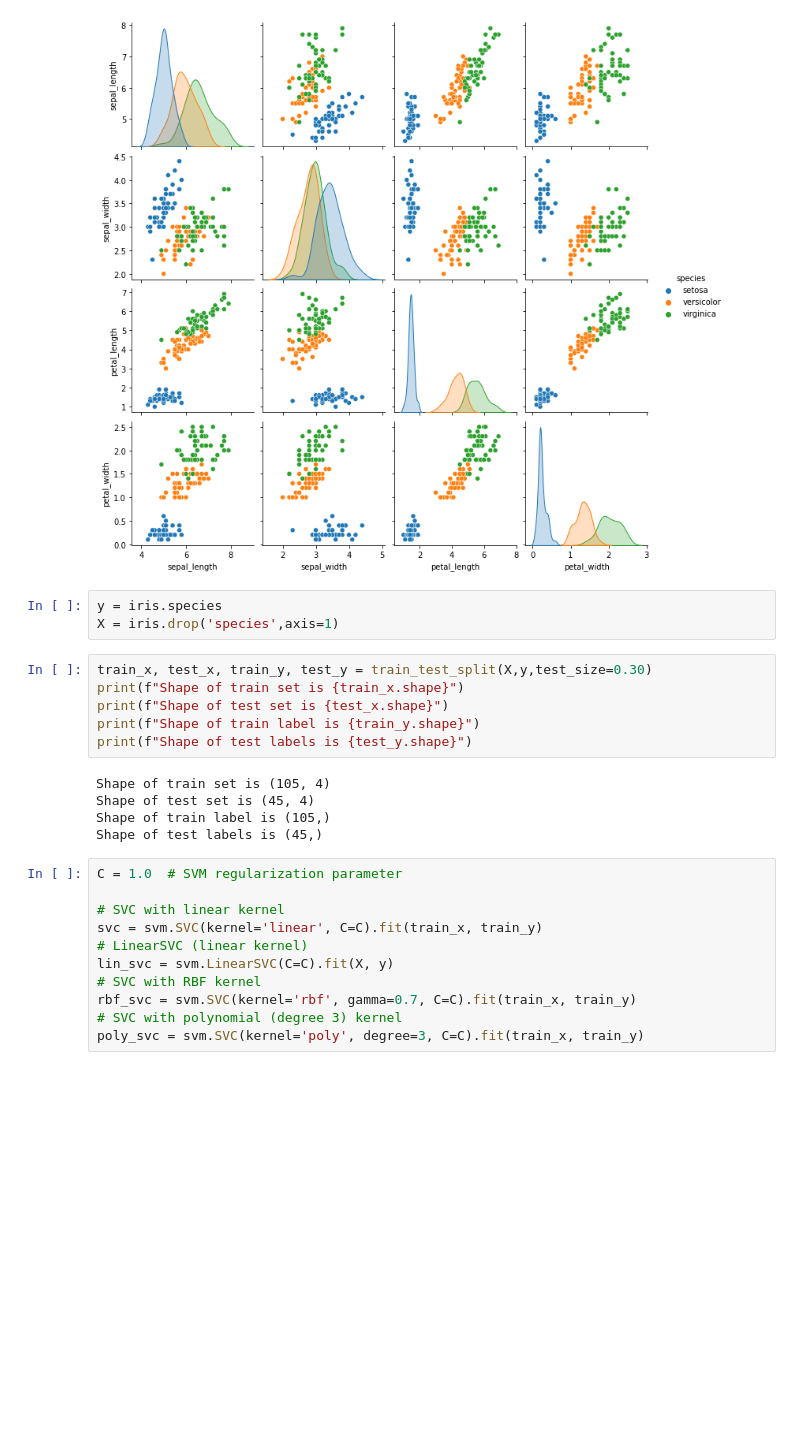
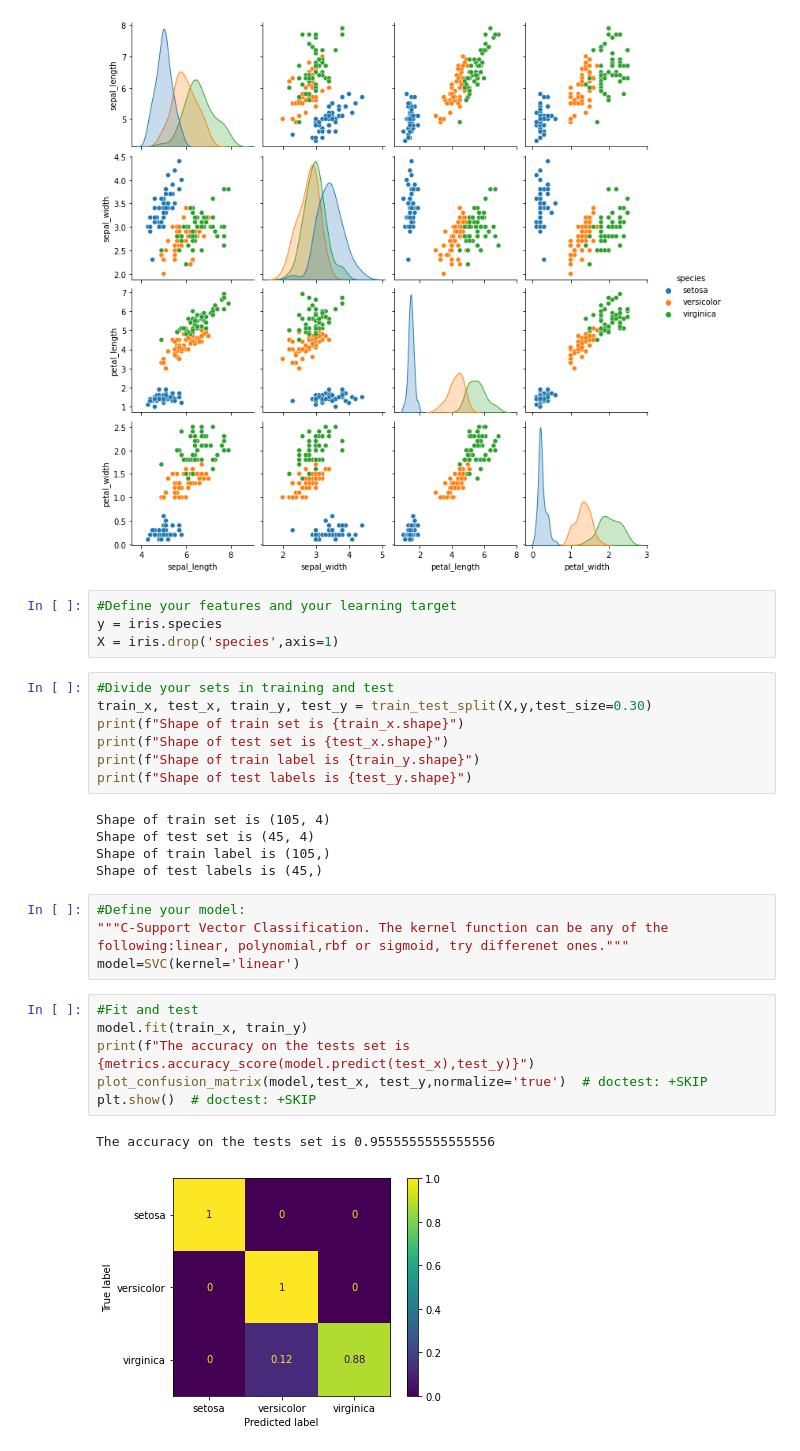
Before and after one commit to Tacitus523/ml4chem, a Jupyter notebook: Classification/SVM.ipynb, the cells around one changed output. Saved outputs shown, nothing was run; the diff lists cells and outputs as text; blank space fills up the shorter version.

```diff
--- a/Classification/SVM.ipynb
+++ b/Classification/SVM.ipynb
@@ -28,9 +34,11 @@ sns.pairplot(iris, hue="species")
 <seaborn.axisgrid.PairGrid at 0x...>
 [figure]
 # %%
+#Define your features and your learning target
 y = iris.species
 X = iris.drop('species',axis=1)
 # %%
+#Divide your sets in training and test
 train_x, test_x, train_y, test_y = train_test_split(X,y,test_size=0.30)
 print(f"Shape of train set is {train_x.shape}")
 print(f"Shape of test set is {test_x.shape}")
@@ -41,14 +49,16 @@ Shape of train set is (105, 4)
 Shape of test set is (45, 4)
 Shape of train label is (105,)
 Shape of test labels is (45,)
-# %%
-C = 1.0  # SVM regularization parameter
-
-# SVC with linear kernel
-svc = svm.SVC(kernel='linear', C=C).fit(train_x, train_y)
-# LinearSVC (linear kernel)
-lin_svc = svm.LinearSVC(C=C).fit(X, y)
-# SVC with RBF kernel
-rbf_svc = svm.SVC(kernel='rbf', gamma=0.7, C=C).fit(train_x, train_y)
-# SVC with polynomial (degree 3) kernel
-poly_svc = svm.SVC(kernel='poly', degree=3, C=C).fit(train_x, train_y)
+# %%
+#Define your model:
+"""C-Support Vector Classification. The kernel function can be any of the following:linear, polynomial,rbf or sigmoid, try differenet ones."""
+model=SVC(kernel='linear')
+# %%
+#Fit and test
+model.fit(train_x, train_y)
+print(f"The accuracy on the tests set is {metrics.accuracy_score(model.predict(test_x),test_y)}")
+plot_confusion_matrix(model,test_x, test_y,normalize='true')  # doctest: +SKIP
+plt.show()  # doctest: +SKIP
+# %% [output]
+The accuracy on the tests set is 0.9555555555555556
+[figure, added]
```
Also changed, not shown: parts of 3 cells of this notebook.
